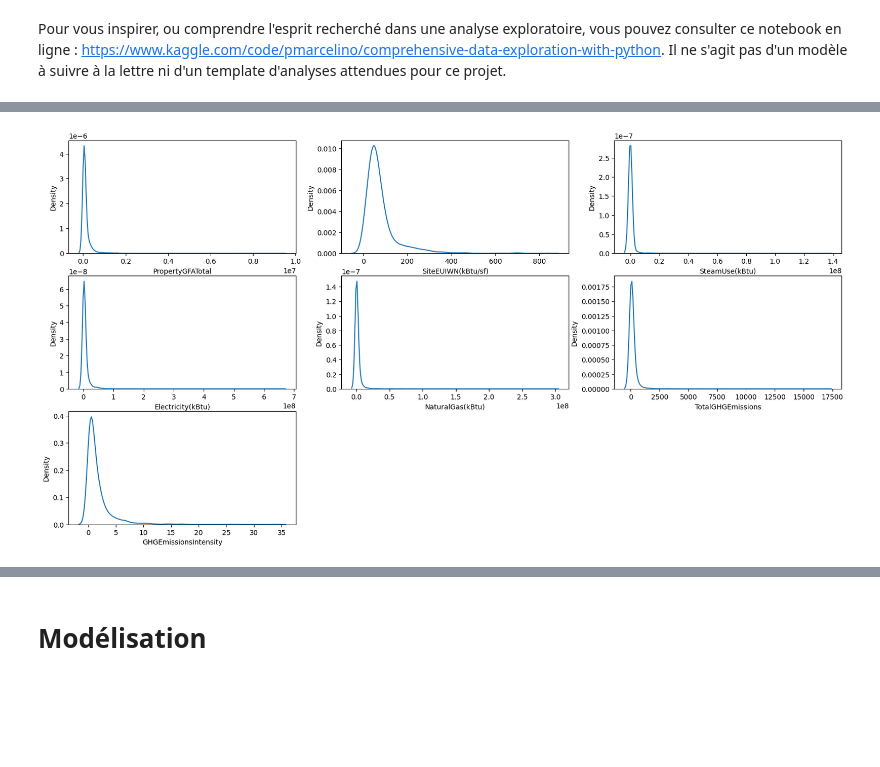
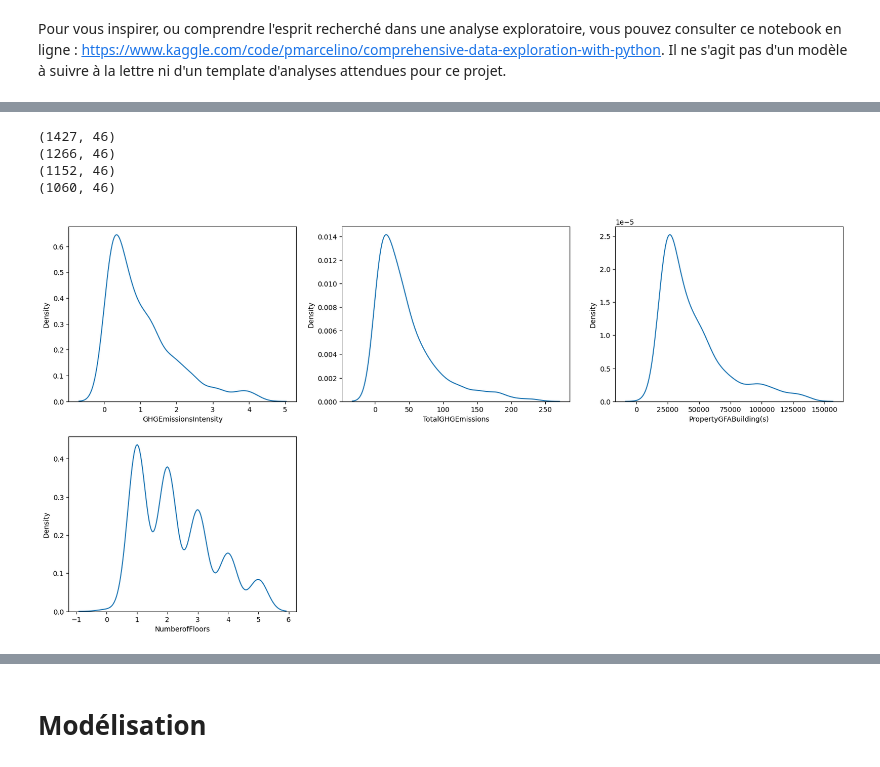
Before and after one commit to RandomFab/SEATLE, a Jupyter notebook: P3_template_modelistation_supervisee_data_scientist.ipynb, the cells around one changed output, grey strips where cells are left out. Cells and saved outputs as stored; diff of their text form; code cells hidden in the pictures; blank space fills up the shorter version.

```diff
--- a/P3_template_modelistation_supervisee_data_scientist.ipynb
+++ b/P3_template_modelistation_supervisee_data_scientist.ipynb
@@ -92,8 +82,29 @@ NR_building_consumption
+# %%
+def quantile_outliers(column):
+    q1 = column.quantile(0.25)
+    q3 = column.quantile(0.75)
+
+    iqr = q3 - q1
+
+    low_limite = q1 - 1.5 *iqr
+    high_limite = q3 + 1.5 * iqr
+    return [low_limite,high_limite]
+# %%
+outlier_columns = ['GHGEmissionsIntensity','TotalGHGEmissions','PropertyGFABuilding(s)','NumberofFloors']
+
+for column in outlier_columns:
+    limite_basse, limite_haute = quantile_outliers(NR_building_consumption[column])
+    NR_building_consumption = NR_building_consumption[(NR_building_consumption[column]>limite_basse) & (NR_building_consumption[column]<limite_haute)]
+    print(NR_building_consumption.shape)
+# %% [output]
+(1427, 46)
+(1266, 46)
+(1152, 46)
+(1060, 46)
 # %%
-outlier_columns = ['PropertyGFATotal','SiteEUIWN(kBtu/sf)','SteamUse(kBtu)','Electricity(kBtu)','NaturalGas(kBtu)','TotalGHGEmissions','GHGEmissionsIntensity']
 plt.figure(figsize=(20,10))
 for i,column in enumerate(outlier_columns):
     plt.subplot(int(len(outlier_columns)/3)+1,3,i+1)
     sns.kdeplot(data=NR_building_consumption[column])
 # %% [output]
-[figure, old version]
+[figure, new version]
```
Also changed, not shown: parts of 62 cells of this notebook.
